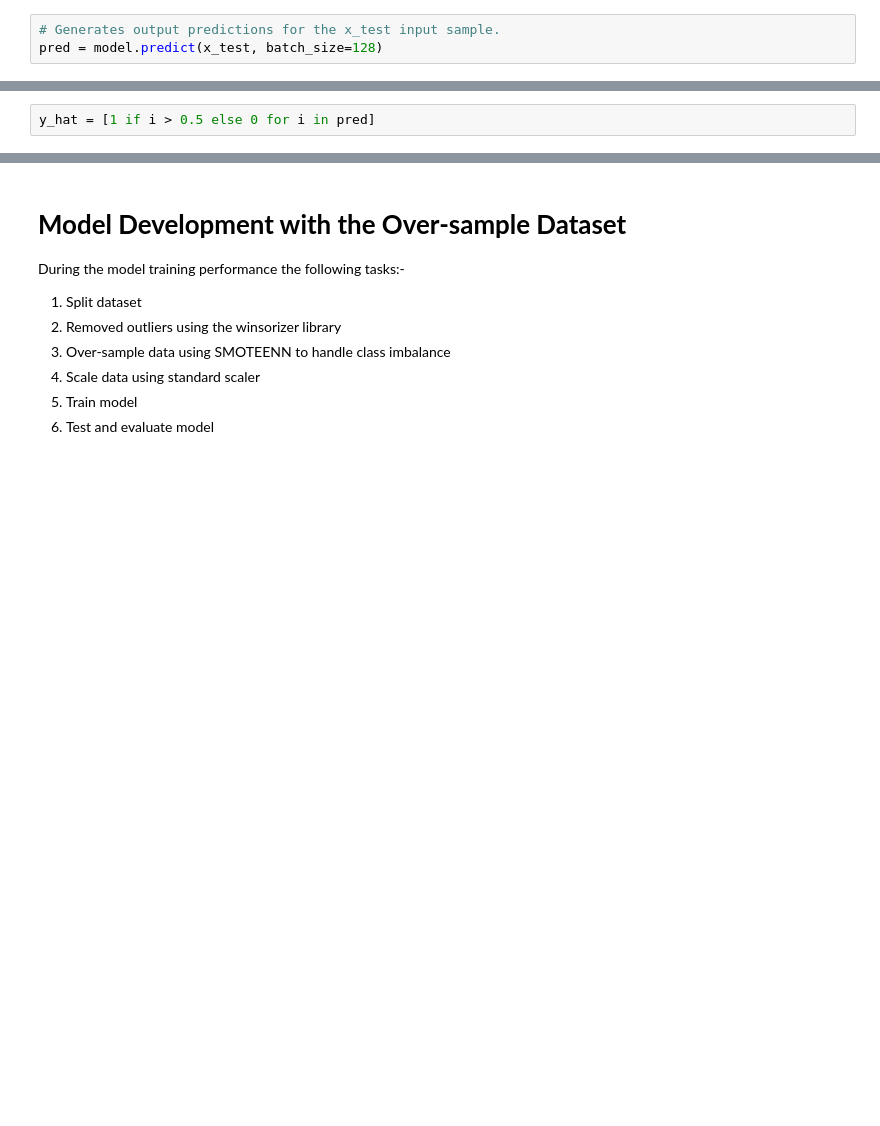
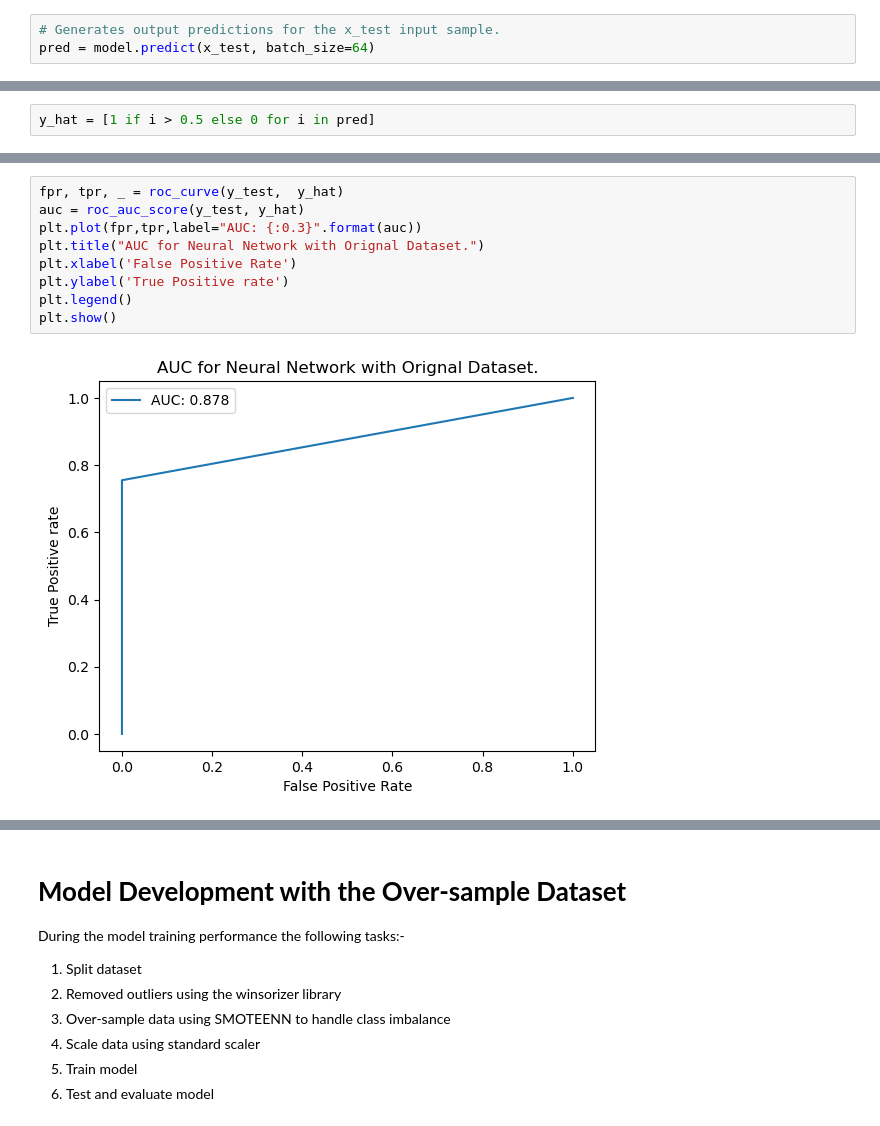
Before and after one commit to SilasEmma/FraudProject, a Jupyter notebook: ann-and-ga.ipynb, the cells around one changed output, grey strips where cells are left out. Drawn from its saved outputs; the diff is of its cells as text; blank space fills up the shorter version.

```diff
--- a/ann-and-ga.ipynb
+++ b/ann-and-ga.ipynb
@@ -472,5 +470,5 @@ Tested the model performance unseen dataset. Then evaluate the performance using
 6. AUC (area under curve)
 # %%
 # Generates output predictions for the x_test input sample.
-pred = model.predict(x_test, batch_size=128)
+pred = model.predict(x_test, batch_size=64)
 # %% [output]
@@ -533,3 +536,14 @@ ROC AUC score: 0.9799
+# %%
+fpr, tpr, _ = roc_curve(y_test,  y_hat)
+auc = roc_auc_score(y_test, y_hat)
+plt.plot(fpr,tpr,label="AUC: {:0.3}".format(auc))
+plt.title("AUC for Neural Network with Orignal Dataset.")
+plt.xlabel('False Positive Rate')
+plt.ylabel('True Positive rate')
+plt.legend()
+plt.show()
+# %% [output]
+[figure, added]
 # %%
 # plotting model peformance
 def plot_graph(history, string):
```
Also changed, not shown: parts of 66 cells of this notebook.
